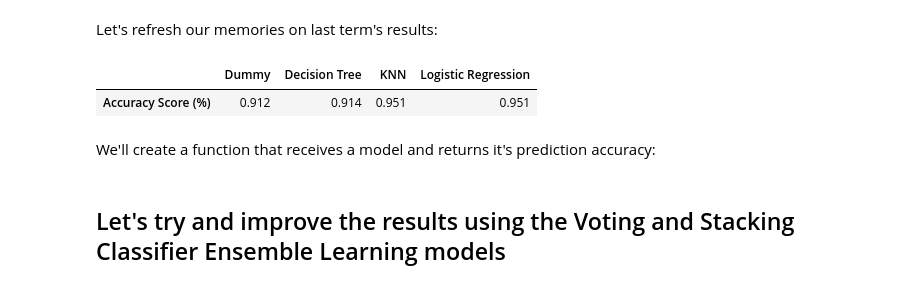
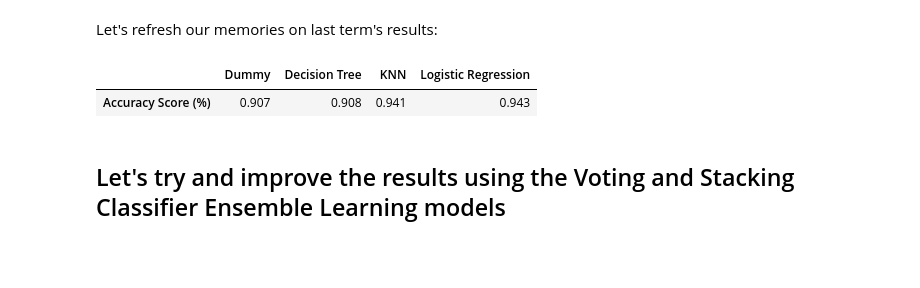
Before and after one commit to Noa-Nussbaum/Avodat-Gmar---Second-semester, a Jupyter notebook: Classification problem.ipynb, the cells around one changed output. Cells and saved outputs as stored; diff of their text form; code cells hidden in the pictures; blank space fills up the shorter version.

```diff
--- a/Classification problem.ipynb
+++ b/Classification problem.ipynb
@@ -542,11 +541,9 @@ plt.show()
 # %% [markdown]
 Let's refresh our memories on last term's results:
 # %%
-data=[[0.912,0.914,0.951,0.951]]
+data=[[0.907,0.908,0.941,0.943]]
 models=["Dummy","Decision Tree", "KNN", "Logistic Regression"]
 pd.DataFrame(data, columns = models , index=["Accuracy Score (%)"])
 # %% [output]
 |  | Dummy | Decision Tree | KNN | Logistic Regression |
-| Accuracy Score (%) | 0.912 | 0.914 | 0.951 | 0.951 |
+| Accuracy Score (%) | 0.907 | 0.908 | 0.941 | 0.943 |
-# %% [markdown]
-We'll create a function that receives a model and returns it's prediction accuracy:
```
Also changed, not shown: parts of 47 cells of this notebook.
